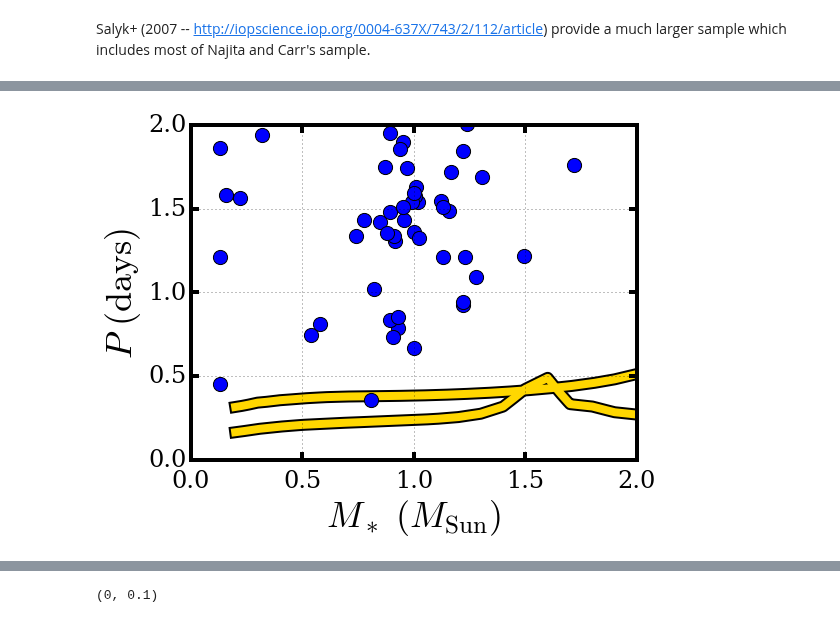
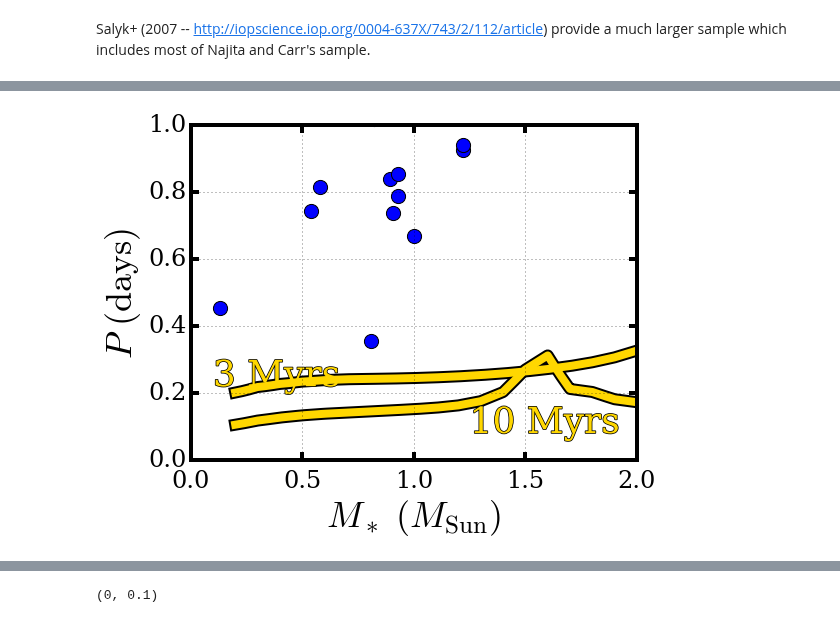
Before and after one commit to decaelus/CeMDA_tidal_evol, a Jupyter notebook: a-aRoche and PvsMstar.ipynb, the cells around one changed output, grey strips where cells are left out. Cells and saved outputs as stored; diff of their text form; code cells hidden in the pictures.

Commit message:
ACTUALLY corrected figure

```diff
--- a/a-aRoche and PvsMstar.ipynb
+++ b/a-aRoche and PvsMstar.ipynb
@@ -15,7 +15,7 @@ from astropy.table import Table
 import numpy.ma as ma
 
 def Kepler_period(orbital_radius, stellar_mass):
-    return np.sqrt(orbital_radius**3/stellar_mass/4*np.pi*np.pi)
+    return np.sqrt(orbital_radius**3/stellar_mass)
 
 pickle_file = 'stellar_radii.pickle'
 
@@ -42,28 +42,28 @@ def Rappaport_Roche_limit(Mp=None, Rp=None, rhop=None, incompressible=False):
 The following routine provides an interpolated $R_*$ from a grid of MESA stellar evolution files.
 # %%
 #First convert MESA results to python pickle file
-dir='history_files/'
-file_list = glob.glob(dir + "*.data")
+# dir='history_files/'
+# file_list = glob.glob(dir + "*.data")
 
-stellar_masses = np.arange(0.2, 2.1, 0.1)
+# stellar_masses = np.arange(0.2, 2.1, 0.1)
 
-max_entries = 0
-#Ms = 0.1 doesn't have a long enough evolution
-for i in range(1, len(file_list)):
-    results = ms.history_data('.', slname=file_list[i], clean_starlog=False)
-    max_entries = max([max_entries, len(results.get('star_age'))])
+# max_entries = 0
+# #Ms = 0.1 doesn't have a long enough evolution
+# for i in range(1, len(file_list)):
+#     results = ms.history_data('.', slname=file_list[i], clean_starlog=False)
+#     max_entries = max([max_entries, len(results.get('star_age'))])
 
-ages = np.empty([len(stellar_masses), max_entries])
-radii = np.empty([len(stellar_masses), max_entries])
+# ages = np.empty([len(stellar_masses), max_entries])
+# radii = np.empty([len(stellar_masses), max_entries])
 
-for i in range(len(file_list)-1):
-    results = ms.history_data('.', slname=file_list[i+1], clean_starlog=False)
-    temp = results.get('star_age')
+# for i in range(len(file_list)-1):
+#     results = ms.history_data('.', slname=file_list[i+1], clean_starlog=False)
+#     temp = results.get('star_age')
 
-    ages[i][0:len(temp)] = temp
-    radii[i][0:len(temp)] = 10.**(results.get('log_R'))
+#     ages[i][0:len(temp)] = temp
+#     radii[i][0:len(temp)] = 10.**(results.get('log_R'))
 
-pickle.dump([stellar_masses, ages, radii], open(pickle_file, 'w'))
+# pickle.dump([stellar_masses, ages, radii], open(pickle_file, 'w'))
 # %%
 from scipy.interpolate import interp1d
 
@@ -385,37 +377,41 @@ stopping_periods = (truncation_radius**3/(4*np.pi*np.pi*stellar_masses))**(1./3)
 # ax.annotate('$P(R_{\\rm in})/2$', xy=(1.6, 2.4), xytext=(1.35, 3.8), color='red',
 #            arrowprops=dict(facecolor='red', shrink=0.025, width=10, frac=0.25, headwidth=30), fontsize=36, zorder=-1)
 
-ax.set_ylim([0., 2.])
+ax.set_ylim([0., 1.])
 ax.set_xlim([0., 2.])
 ax.set_xlabel('$M_*\ (M_{\\rm Sun})$', fontsize=36)
 ax.set_ylabel('$P\ {\\rm (days)}$', fontsize=36)
 
 #fig.savefig('P-vs-Mstar_no-Pstar.png', dpi=500, bbox_inches='tight')
 
 stellar_radii = stellar_radius(stellar_masses, desired_age=3e6)*Rsun_to_AU
 stellar_periods = Kepler_period(stellar_radii, stellar_masses)*365.25
 ax.plot(stellar_masses, stellar_periods, lw=12, color='black', zorder=-1)
 ax.plot(stellar_masses, stellar_periods, lw=8, color='gold', zorder=0)
 
 stellar_radii = stellar_radius(stellar_masses, desired_age=10e6)*Rsun_to_AU
 stellar_periods = Kepler_period(stellar_radii, stellar_masses)*365.25
 ax.plot(stellar_masses, stellar_periods, lw=12, color='black', zorder=-1)
 ax.plot(stellar_masses, stellar_periods, lw=8, color='gold', zorder=0)
 
-ax.text(0.25, 0.5, '3 Myrs', color='gold', fontsize=36, zorder=-1,
+ax.text(0.1, 0.22, '3 Myrs', color='gold', fontsize=36, zorder=-1,
         path_effects=[PathEffects.withStroke(linewidth=1.5, foreground="black")])
+
+ax.text(1.25, 0.08, '10 Myrs', color='gold', fontsize=36, zorder=-1,
+        path_effects=[PathEffects.withStroke(linewidth=1.5, foreground="black")])
+
 
 # ax.annotate('$P(R_*)_{\\rm 3\ Myrs}$', xy=(1.5, 1.5), xytext=(1, 0.2), color='gold',
 #            arrowprops=dict(facecolor='gold', shrink=0.025, width=10, frac=0.25, headwidth=30), fontsize=36, zorder=-1,
 #            path_effects=[PathEffects.withStroke(linewidth=1.5, foreground="black")])
 
 #fig.savefig('P-vs-Mstar.png', dpi=500, bbox_inches='tight')
 
 #Adding GJ 1214 b
 GJ1214b_period = 1.58 #http://exoplanets.org/detail/GJ_1214_b
 GJ1214b_Ms = 0.157
 #ax.scatter(GJ1214b_Ms, GJ1214b_period, s=500, color='red')
 
 ax.tick_params(axis='both', which='major', labelsize=24)
 # %% [output]
-[figure, old version]
+[figure, new version]
```
Also changed, not shown: parts of 10 cells of this notebook, 1 other file.
